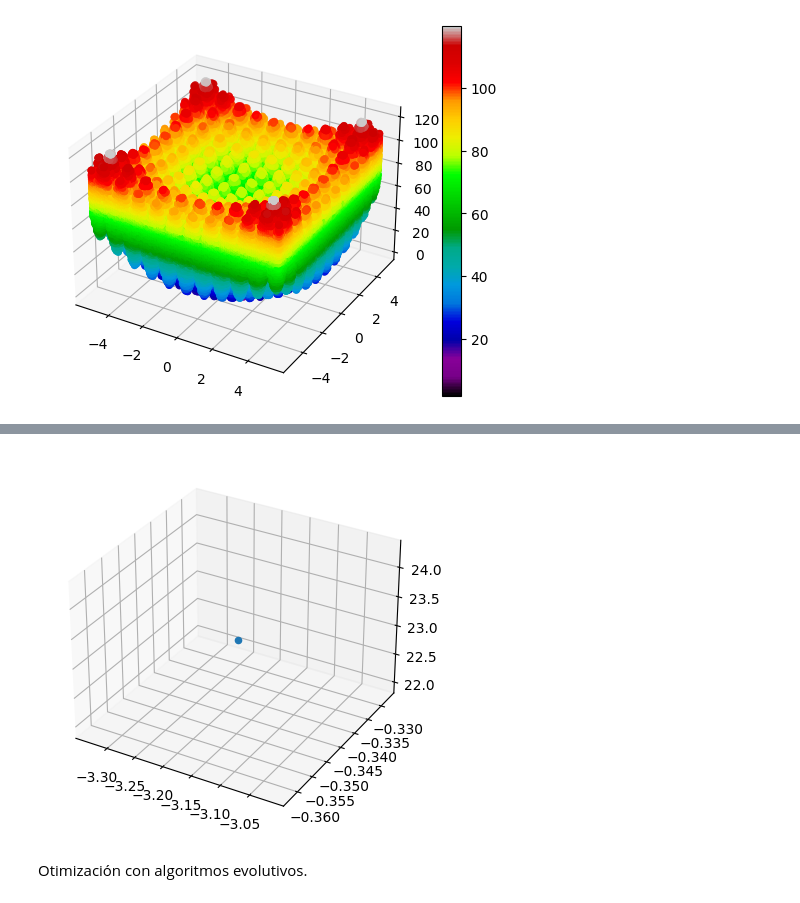
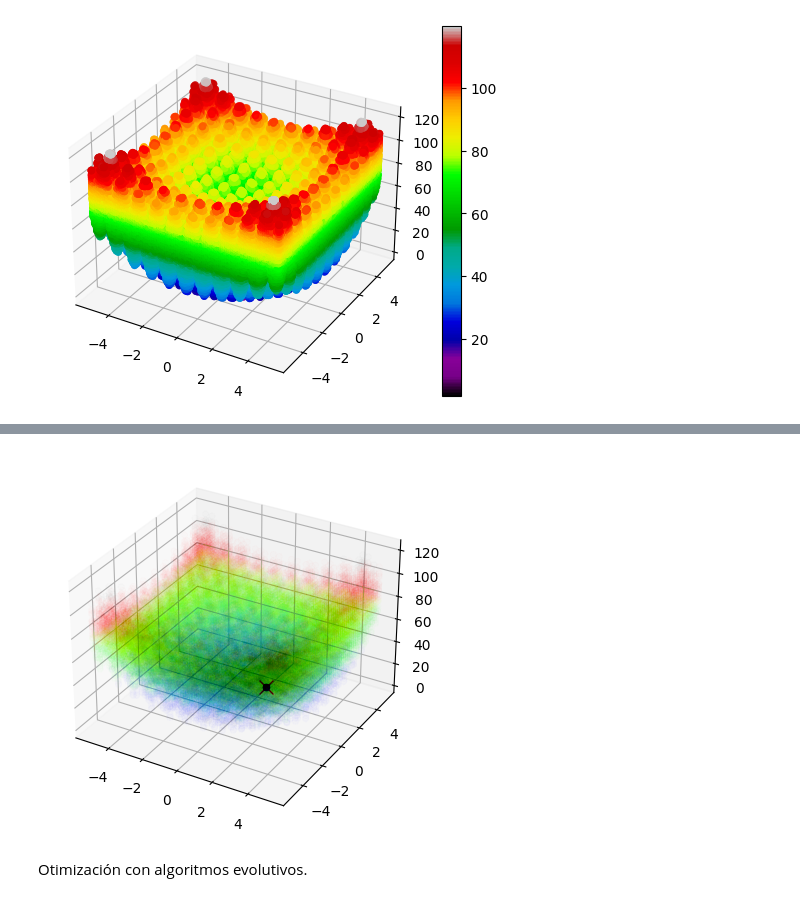
Before and after one commit to Jcortes99/NeuronalNetworksFirstWork, a Jupyter notebook: Punto1/Rastrigin.ipynb, the cells around one changed output, grey strips where cells are left out. Saved outputs shown, nothing was run; the diff lists cells and outputs as text; code cells hidden in the pictures.

Commit message:
Update 3dimensional rastring with plot and evolution algorithm

```diff
--- a/Punto1/Rastrigin.ipynb
+++ b/Punto1/Rastrigin.ipynb
@@ -248,15 +249,32 @@ fx:  23.12830662228142
 # %%
+def rastrigin(*X, **kwargs):
+    A = kwargs.get('A', 10)
+    return A*(3) + sum([(x**2 - A * np.cos(2 * math.pi * x)) for x in X])
+
 if __name__ == '__main__':
     fig = plt.figure()
     ax = fig.add_subplot(111, projection='3d')
 
-    x = np.linspace(-5.2, 5.2, 100)
-    y = np.linspace(-5.2, 5.2, 100)
-    z = np.linspace(-5.2, 5.2, 100)
+    x = np.linspace(-5.2, 5.2, 50)
+    y = np.linspace(-5.2, 5.2, 50)
+    z = np.linspace(-5.2, 5.2, 50)
 
-    img = ax.scatter(xOp, yOp, fxOp)
+    X, Y, Z = np.meshgrid(x, y, z)
+
+    Z1 = rastrigin(X, Y, Z, A=10)
+
+
+
+    img = ax.scatter(X, Y, Z1, c=Z1, cmap='jet', alpha=0.004)
+
+    ax.plot(xOp, yOp, zOp, 'rx', markersize=10)
+    ax.scatter(xOp, yOp, zOp, c=fxOp, cmap='jet')
+
     plt.show()
+
+    ax.plot(xOp, yOp, zOp, 'rx', markersize=100)
+    plt.show()
 # %% [output]
-[figure, old version]
+[figure, new version]
 # %% [markdown]
 Otimización con algoritmos evolutivos.
```
Also changed, not shown: parts of 4 cells of this notebook.
